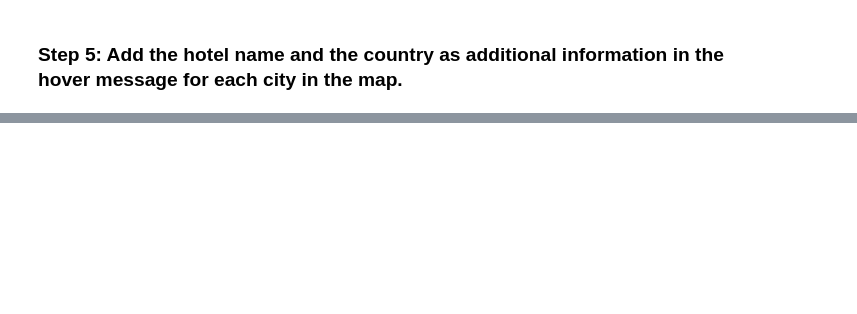
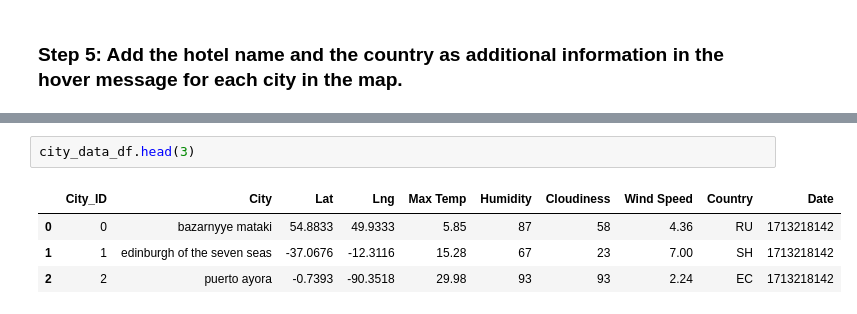
Before and after one commit to onemanlutta/python-api-challenge, a Jupyter notebook: WeatherPy/VacationPy.ipynb, the cells around one changed output, grey strips where cells are left out. Drawn from its saved outputs; the diff is of its cells as text; blank space fills up the shorter version.

```diff
--- a/WeatherPy/VacationPy.ipynb
+++ b/WeatherPy/VacationPy.ipynb
@@ -260,0 +277,7 @@ plt.show()
+# %%
+city_data_df.head(3)
+# %% [output]
+|  | City_ID | City | Lat | Lng | Max Temp | Humidity | Cloudiness | Wind Speed | Country | Date |
+| 0 | 0 | bazarnyye mataki | 54.8833 | 49.9333 | 5.85 | 87 | 58 | 4.36 | RU | 1713218142 |
+| 1 | 1 | edinburgh of the seven seas | -37.0676 | -12.3116 | 15.28 | 67 | 23 | 7.00 | SH | 1713218142 |
+| 2 | 2 | puerto ayora | -0.7393 | -90.3518 | 29.98 | 93 | 93 | 2.24 | EC | 1713218142 |
```
Also changed, not shown: parts of 16 cells of this notebook, 22 other files.
